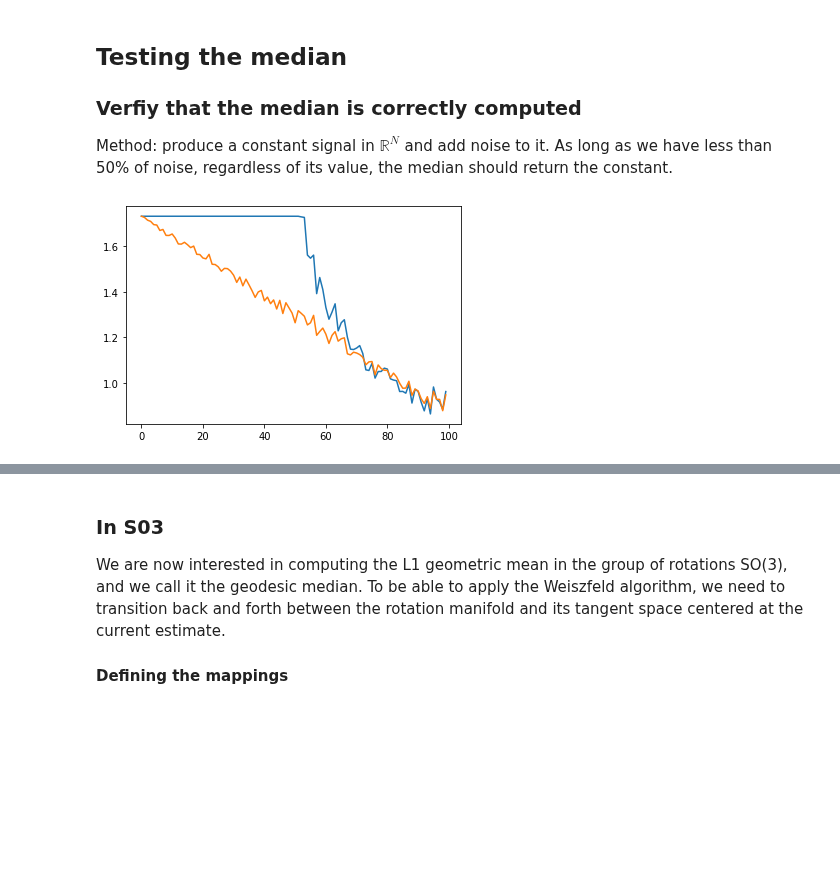
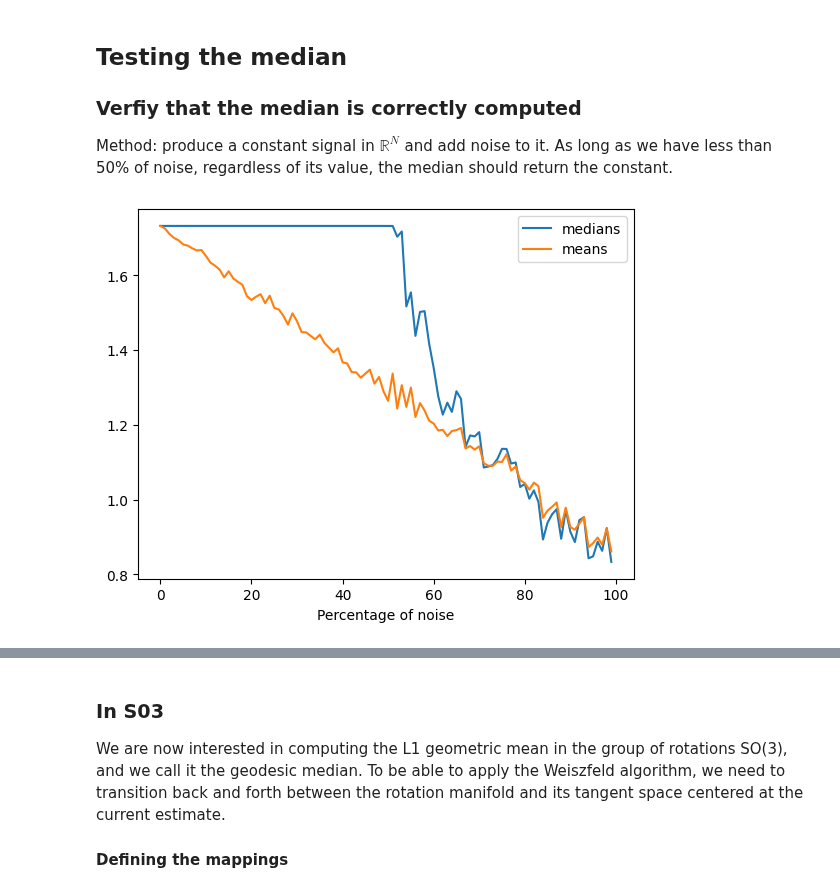
Before and after one commit to Smoltbob/ComputerVision, a Jupyter notebook: GeometricMedian/main.ipynb, the cells around one changed output, grey strips where cells are left out. Drawn from its saved outputs; the diff is of its cells as text; code cells hidden in the pictures; blank space fills up the shorter version.

```diff
--- a/GeometricMedian/main.ipynb
+++ b/GeometricMedian/main.ipynb
@@ -79,7 +79,8 @@ As long as the intermediate iterates $y_i^t$ do not coincide with any of the poi
 def Weiszfeld(elements: list):
     # Temporarily, we initialize with a random value
     # TODO provide an "average" function for initialization
-    y = np.random.rand(*elements[0].shape)
+    #y = np.random.rand(*elements[0].shape)
+    y = l2_mean(elements)
     # TODO define convergence
     for _ in range(100):
         numerator = 0
@@ -119,28 +120,30 @@ Method: produce a constant signal in $\mathbb{R}^N$ and add noise to it. As long
 # %%
 medians = []
 means = []
 for percent_noisy in np.arange(0, 1, 0.01):
 
     signal_length = 100
     N = 3
     noise_length = int(percent_noisy * signal_length)
 
     signal = np.ones((signal_length, N))
     noise = np.random.rand(noise_length, N)
     signal[:noise_length] = noise
     np.random.shuffle(signal)
 
     medians.append(Weiszfeld(signal))
     means.append(l2_mean(signal))
 
 means = np.array(means)
 medians = np.array(medians)
 
 import matplotlib.pyplot as plt
 fig = plt.figure()
 ax = fig.add_subplot(1, 1, 1)
-ax.plot([x for x in range(medians.shape[0])], np.linalg.norm(medians, axis=1))
-ax.plot([x for x in range(means.shape[0])], np.linalg.norm(means, axis=1))
+ax.plot([x for x in range(medians.shape[0])], np.linalg.norm(medians, axis=1), label = "medians")
+ax.plot([x for x in range(means.shape[0])], np.linalg.norm(means, axis=1), label = "means")
+plt.xlabel("Percentage of noise")
+ax.legend()
 fig.show()
 # %% [output]
-[figure, old version]
+[figure, new version]
```
Also changed, not shown: parts of 11 cells of this notebook, 3 other files.
